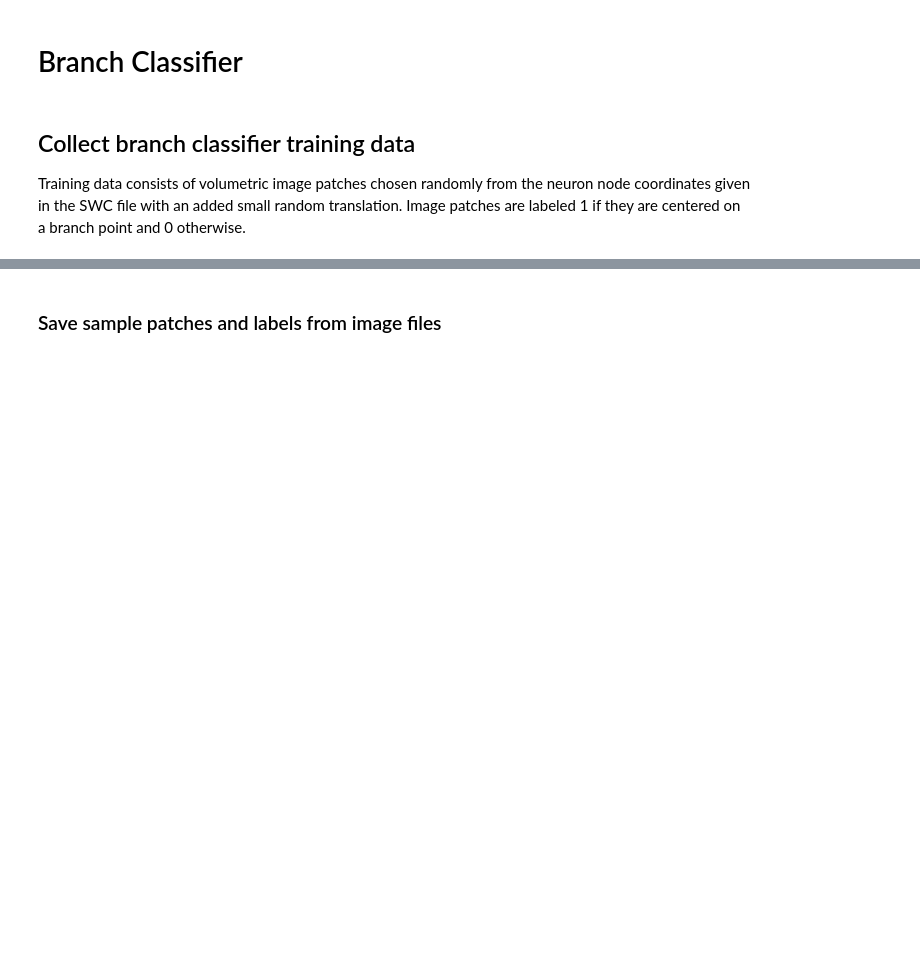
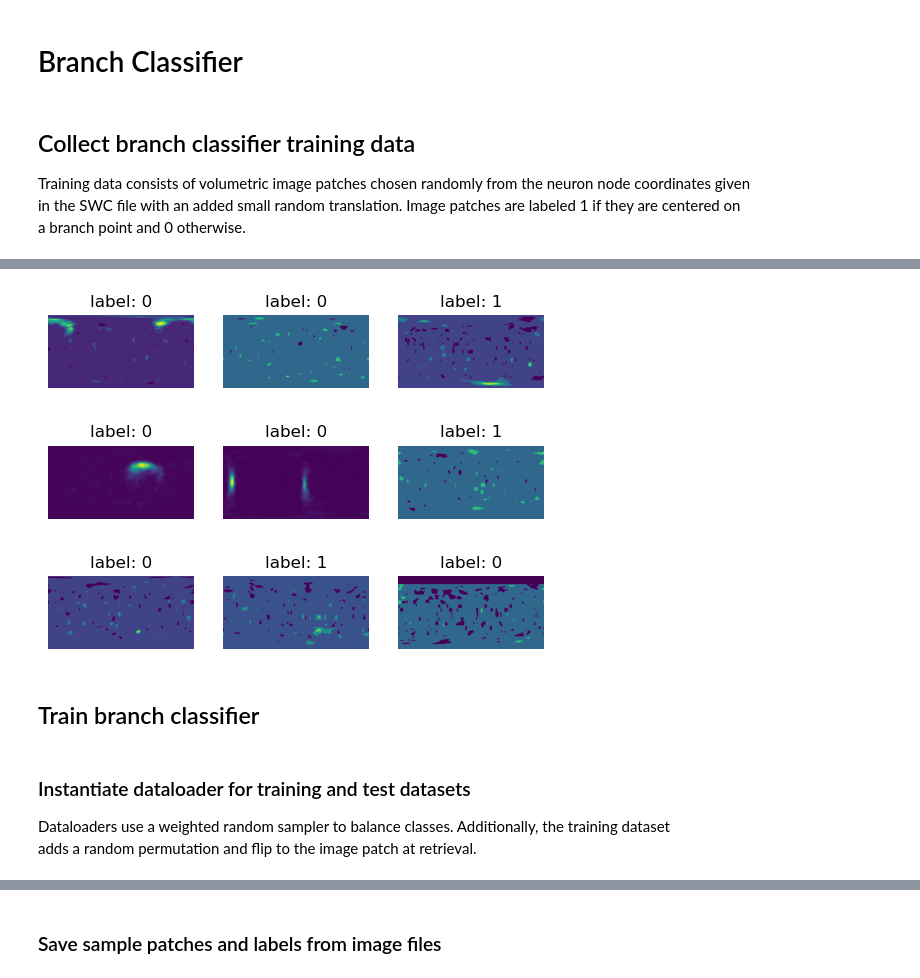
Before and after one commit to BrysonGray/neurotrack, a Jupyter notebook: notebooks/branch_classifier.ipynb, the cells around one changed output, grey strips where cells are left out. Cells and saved outputs as stored; diff of their text form; code cells hidden in the pictures; blank space fills up the shorter version.

```diff
--- a/notebooks/branch_classifier.ipynb
+++ b/notebooks/branch_classifier.ipynb
@@ -234,0 +378,22 @@ loading file: /home/brysongray/data/neuromorpho_sub1/allen cell types/CNG versio
+# %%
+observations = os.listdir(os.path.join(out_dir, "observations"))
+training_annotations = pd.read_csv(glob(os.path.join(out_dir, "*_labels.csv"))[0])
+ids = np.random.choice(len(training_annotations), size=9)
+sample = training_annotations.iloc[ids]
+
+fig, ax = plt.subplots(3,3)
+ax = ax.flatten()
+for i in range(len(ax)):
+    img = torch.load(os.path.join(out_dir,"observations", sample.iloc[i,0]), weights_only=True)
+    shell = 5 # type: ignore
+    ax[i].imshow(img[shell])
+    ax[i].set_title(f"label: {sample.iloc[i,1].item()}")
+    ax[i].set_axis_off()
+# %% [output]
+[figure, added]
+# %% [markdown]
+## Train branch classifier
+# %% [markdown]
+### Instantiate dataloader for training and test datasets
+Dataloaders use a weighted random sampler to balance classes. Additionally, the training dataset\
+ adds a random permutation and flip to the image patch at retrieval.
```
Also changed, not shown: parts of 33 cells of this notebook, 9 other files.
